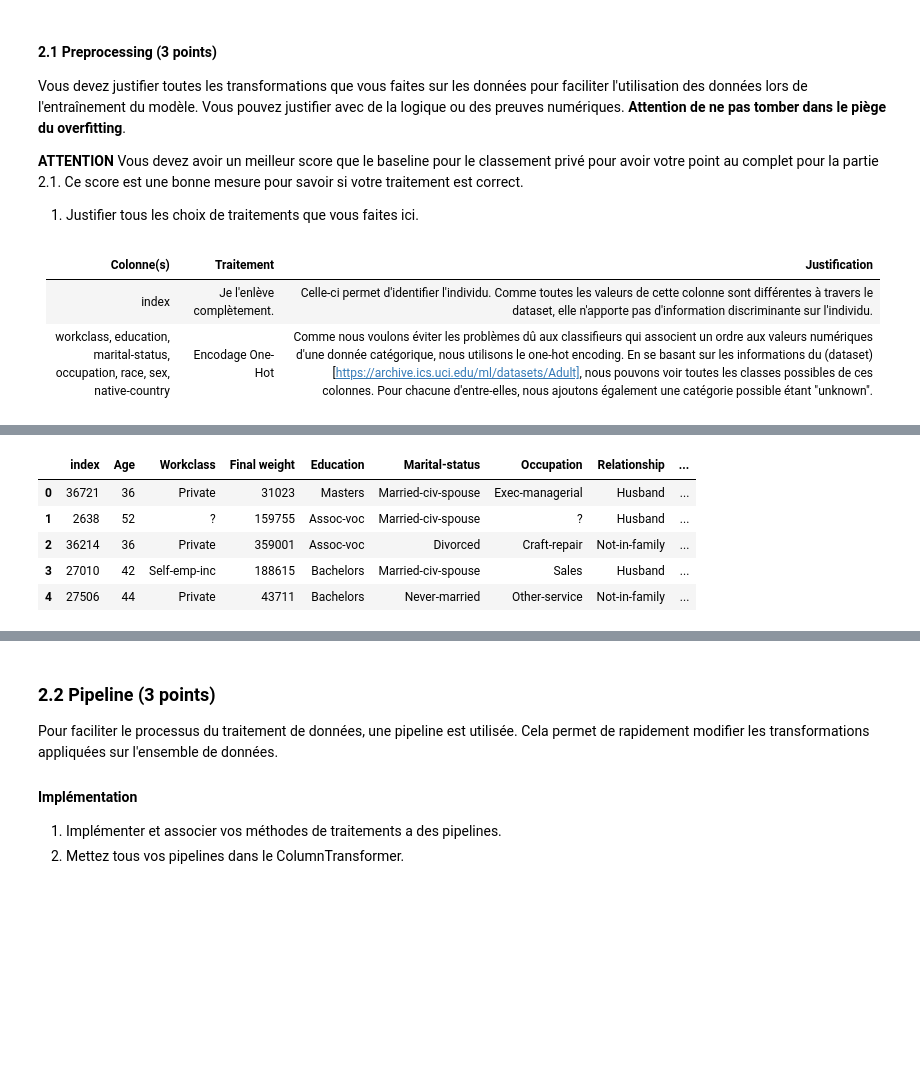
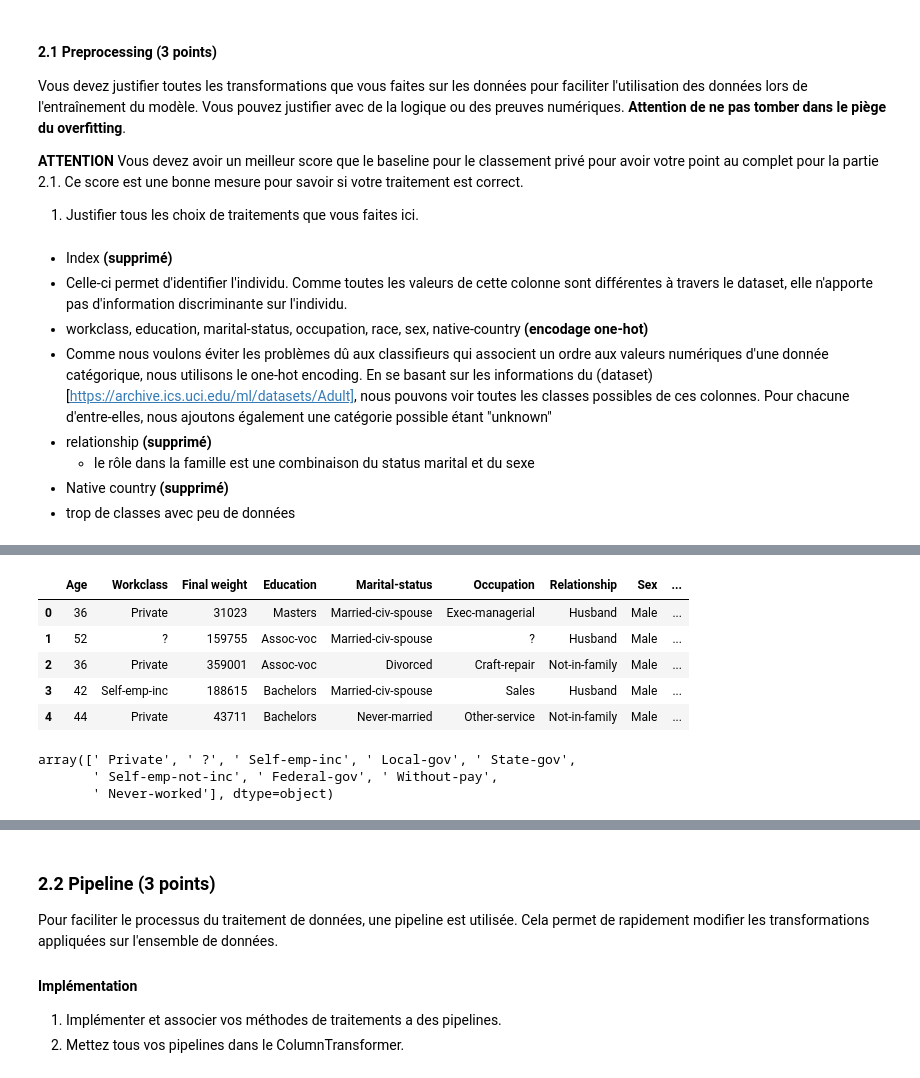
Before and after one commit to conorato/INF8215, a Jupyter notebook: TP3/TP3_INF8215.ipynb, the cells around one changed output, grey strips where cells are left out. Cells and saved outputs as stored; diff of their text form; code cells hidden in the pictures; blank space fills up the shorter version.

```diff
--- a/TP3/TP3_INF8215.ipynb
+++ b/TP3/TP3_INF8215.ipynb
@@ -606,7 +608,7 @@ https://pandas.pydata.org/pandas-docs/version/0.23/generated/pandas.DataFrame.ht
 # %%
 import pandas as pd
 
-PATH = "data/" # changer le path avec votre path
+PATH = "" # changer le path avec votre path
 X_train = pd.read_csv(PATH + "train.csv")
 
 y_train = X_train["Income"].to_frame()
@@ -663,10 +651,17 @@ Vous devez justifier toutes les transformations que vous faites sur les données
 1. Justifier tous les choix de traitements que vous faites ici.
 # %% [markdown]
 
-Colonne(s) | Traitement | Justification |
- :---: | :---: | :---: |
- index | Je l'enlève complètement. | Celle-ci permet d'identifier l'individu. Comme toutes les valeurs de cette colonne sont différentes à travers le dataset, elle n'apporte pas d'information discriminante sur l'individu.  |
-  workclass, education, marital-status, occupation, race, sex, native-country | Encodage One-Hot | Comme nous voulons éviter les problèmes dû aux classifieurs qui associent un ordre aux valeurs numériques d'une donnée catégorique, nous utilisons le one-hot encoding. En se basant sur les informations du (dataset)[https://archive.ics.uci.edu/ml/datasets/Adult], nous pouvons voir toutes les classes possibles de ces colonnes. Pour chacune d'entre-elles, nous ajoutons également une catégorie possible étant "unknown". |
+
+
+
+*   Index **(supprimé)**
+  * Celle-ci permet d'identifier l'individu. Comme toutes les valeurs de cette      colonne sont différentes à travers le dataset, elle n'apporte pas        d'information discriminante sur l'individu.
+*   workclass, education, marital-status, occupation, race, sex, native-country **(encodage one-hot)**
+  * Comme nous voulons éviter les problèmes dû aux classifieurs qui associent un ordre aux valeurs numériques d'une donnée catégorique, nous utilisons le one-hot encoding. En se basant sur les informations du (dataset)[https://archive.ics.uci.edu/ml/datasets/Adult], nous pouvons voir toutes les classes possibles de ces colonnes. Pour chacune d'entre-elles, nous ajoutons également une catégorie possible étant "unknown"
+* relationship **(supprimé)**
+  * le rôle dans la famille est une combinaison du status marital et du sexe
+* Native country **(supprimé)**
+ * trop de classes avec peu de données
 # %%
 X_train.info()
 # %% [output]
@@ -689,12 +684,12 @@ Native country    32723 non-null object
 dtypes: int64(6), object(7)
 memory usage: 3.2+ MB
 # %%
-X_train.drop(columns=['index'])
+X_train = X_train.drop(columns=["index"])
 X_train.head()
 # %% [output]
-|  | index | Age | Workclass | Final weight | Education | Marital-status | Occupation | Relationship | ... |
-| 0 | 36721 | 36 | Private | 31023 | Masters | Married-civ-spouse | Exec-managerial | Husband | ... |
-| 1 | 2638 | 52 | ? | 159755 | Assoc-voc | Married-civ-spouse | ? | Husband | ... |
-| 2 | 36214 | 36 | Private | 359001 | Assoc-voc | Divorced | Craft-repair | Not-in-family | ... |
-| 3 | 27010 | 42 | Self-emp-inc | 188615 | Bachelors | Married-civ-spouse | Sales | Husband | ... |
-| 4 | 27506 | 44 | Private | 43711 | Bachelors | Never-married | Other-service | Not-in-family | ... |
+|  | Age | Workclass | Final weight | Education | Marital-status | Occupation | Relationship | Sex | ... |
+| 0 | 36 | Private | 31023 | Masters | Married-civ-spouse | Exec-managerial | Husband | Male | ... |
+| 1 | 52 | ? | 159755 | Assoc-voc | Married-civ-spouse | ? | Husband | Male | ... |
+| 2 | 36 | Private | 359001 | Assoc-voc | Divorced | Craft-repair | Not-in-family | Male | ... |
+| 3 | 42 | Self-emp-inc | 188615 | Bachelors | Married-civ-spouse | Sales | Husband | Male | ... |
+| 4 | 44 | Private | 43711 | Bachelors | Never-married | Other-service | Not-in-family | Male | ... |
@@ -716,0 +696,6 @@ native-country: United-States, Cambodia, England, Puerto-Rico, Canada, Germany,
+# %%
+X_train["Workclass"].unique()
+# %% [output]
+array([' Private', ' ?', ' Self-emp-inc', ' Local-gov', ' State-gov',
+       ' Self-emp-not-inc', ' Federal-gov', ' Without-pay',
+       ' Never-worked'], dtype=object)
```
Also changed, not shown: parts of 7 cells of this notebook.
